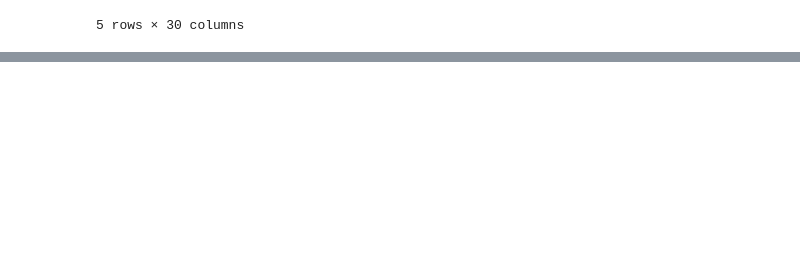
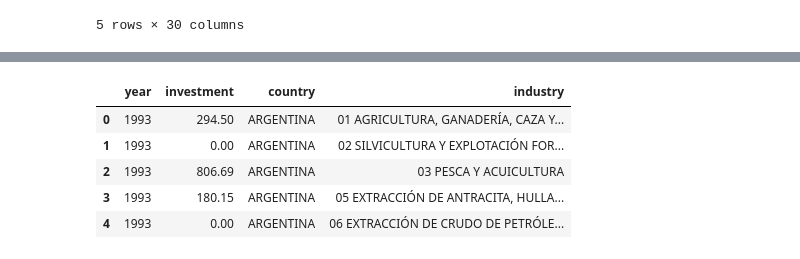
Before and after one commit to Afri-cola/Kschool-TFM, a Jupyter notebook: Inversion española en LATAM.ipynb, the cells around one changed output, grey strips where cells are left out. Drawn from its saved outputs; the diff is of its cells as text; code cells hidden in the pictures; blank space fills up the shorter version.

```diff
--- a/Inversion española en LATAM.ipynb
+++ b/Inversion española en LATAM.ipynb
@@ -110,0 +193,11 @@ Name: 1993, dtype: float64
+# %%
+df_arg_3.rename(columns={'variable':'year',
+                        'value': 'investment'}, inplace=True)
+df_arg_3.head()
+# %% [output]
+|  | year | investment | country | industry |
+| 0 | 1993 | 294.50 | ARGENTINA | 01 AGRICULTURA, GANADERÍA, CAZA Y... |
+| 1 | 1993 | 0.00 | ARGENTINA | 02 SILVICULTURA Y EXPLOTACIÓN FOR... |
+| 2 | 1993 | 806.69 | ARGENTINA | 03 PESCA Y ACUICULTURA |
+| 3 | 1993 | 180.15 | ARGENTINA | 05 EXTRACCIÓN DE ANTRACITA, HULLA... |
+| 4 | 1993 | 0.00 | ARGENTINA | 06 EXTRACCIÓN DE CRUDO DE PETRÓLE... |
```
Also changed, not shown: parts of 19 cells of this notebook.
